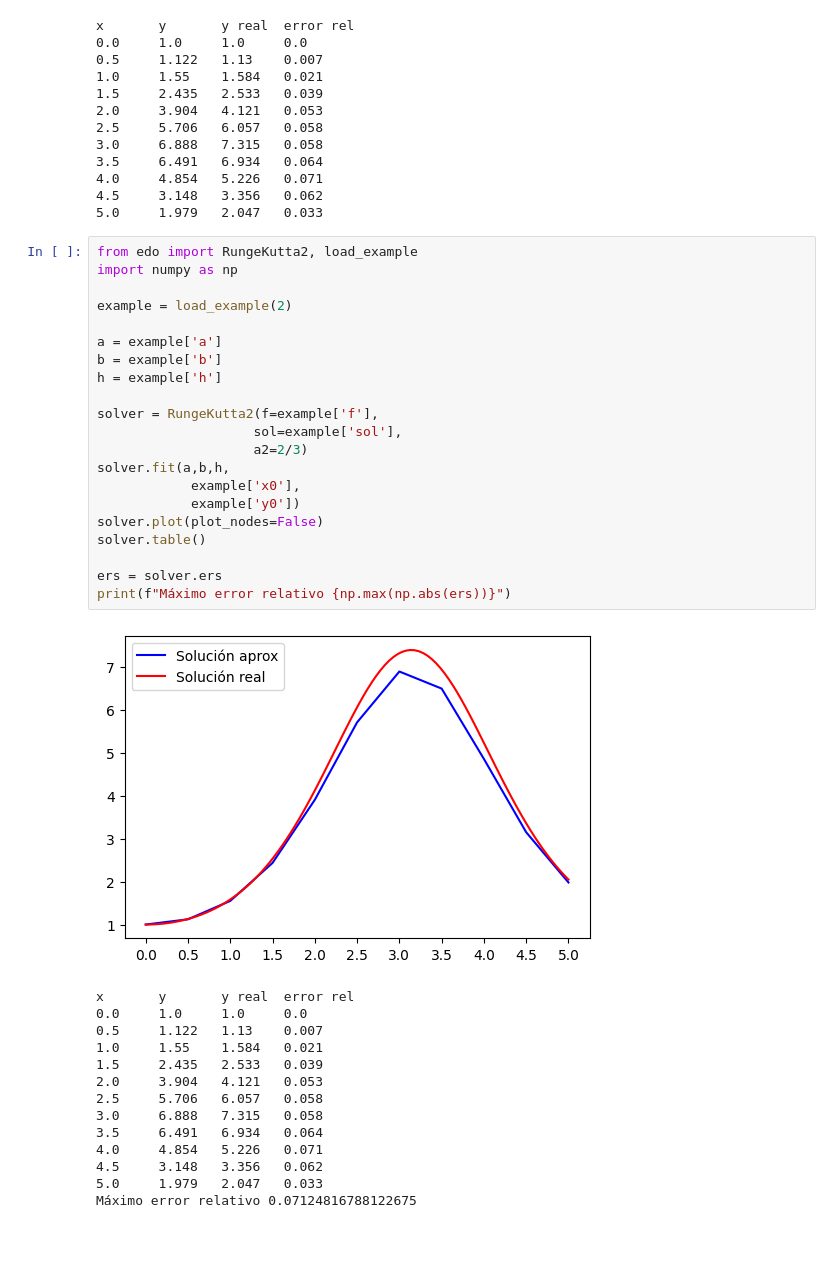
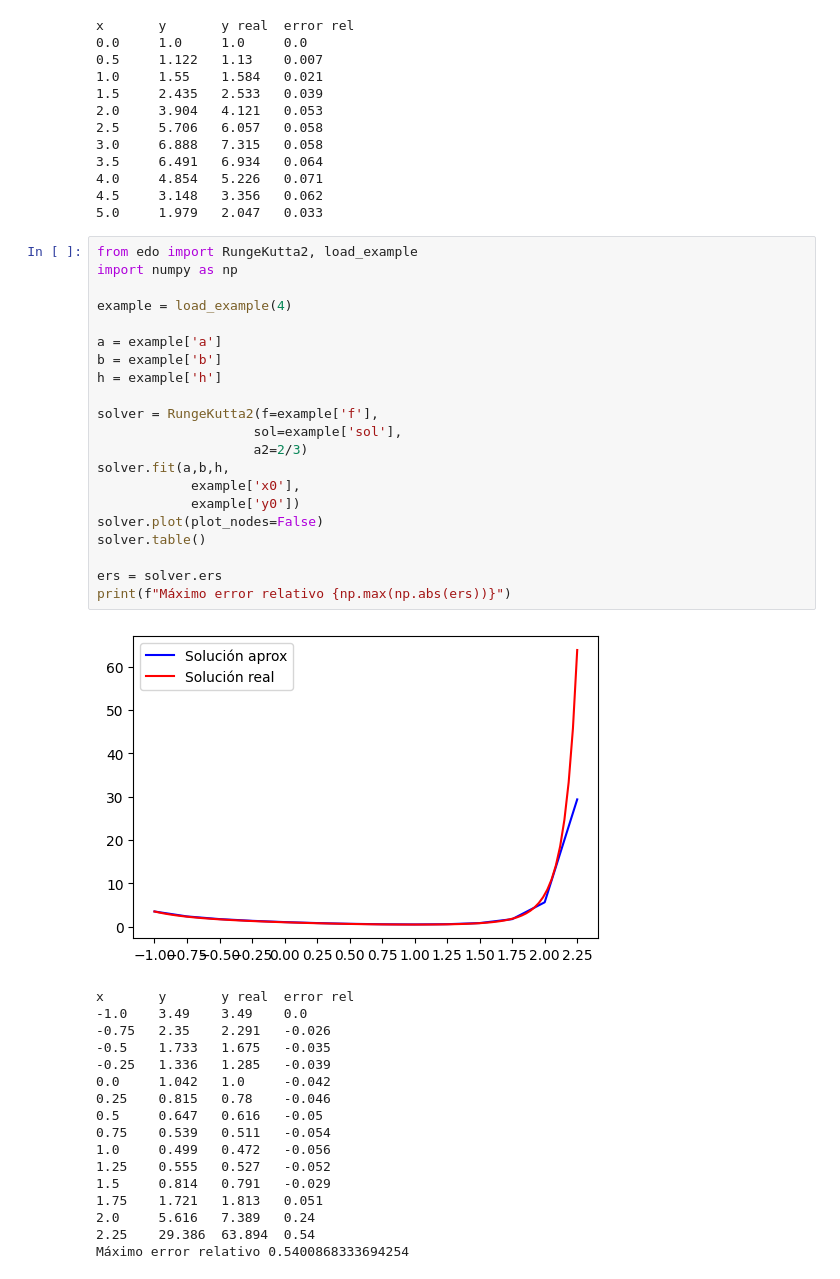
Before and after one commit to gmauricio-toledo/UNISON-teaching, a Jupyter notebook: EDO.ipynb, the cells around one changed output. Cells and saved outputs as stored; diff of their text form; blank space fills up the shorter version.

```diff
--- a/EDO.ipynb
+++ b/EDO.ipynb
@@ -238,36 +238,39 @@ x       y       y real  error rel
 # %%
 from edo import RungeKutta2, load_example
 import numpy as np
 
-example = load_example(2)
+example = load_example(4)
 
 a = example['a']
 b = example['b']
 h = example['h']
 
 solver = RungeKutta2(f=example['f'],
                     sol=example['sol'],
                     a2=2/3)
 solver.fit(a,b,h,
             example['x0'],
             example['y0'])
 solver.plot(plot_nodes=False)
 solver.table()
 
 ers = solver.ers
 print(f"Máximo error relativo {np.max(np.abs(ers))}")
 # %% [output]
-[figure, old version]
+[figure, new version]
 x       y       y real  error rel
-0.0     1.0     1.0     0.0
-0.5     1.122   1.13    0.007
-1.0     1.55    1.584   0.021
-1.5     2.435   2.533   0.039
-2.0     3.904   4.121   0.053
-2.5     5.706   6.057   0.058
-3.0     6.888   7.315   0.058
-3.5     6.491   6.934   0.064
-4.0     4.854   5.226   0.071
-4.5     3.148   3.356   0.062
-5.0     1.979   2.047   0.033
-Máximo error relativo 0.07124816788122675
+-1.0    3.49    3.49    0.0
+-0.75   2.35    2.291   -0.026
+-0.5    1.733   1.675   -0.035
+-0.25   1.336   1.285   -0.039
+0.0     1.042   1.0     -0.042
+0.25    0.815   0.78    -0.046
+0.5     0.647   0.616   -0.05
+0.75    0.539   0.511   -0.054
+1.0     0.499   0.472   -0.056
+1.25    0.555   0.527   -0.052
+1.5     0.814   0.791   -0.029
+1.75    1.721   1.813   0.051
+2.0     5.616   7.389   0.24
+2.25    29.386  63.894  0.54
+Máximo error relativo 0.5400868333694254
```
Also changed, not shown: parts of 2 cells of this notebook, 1 other file.
